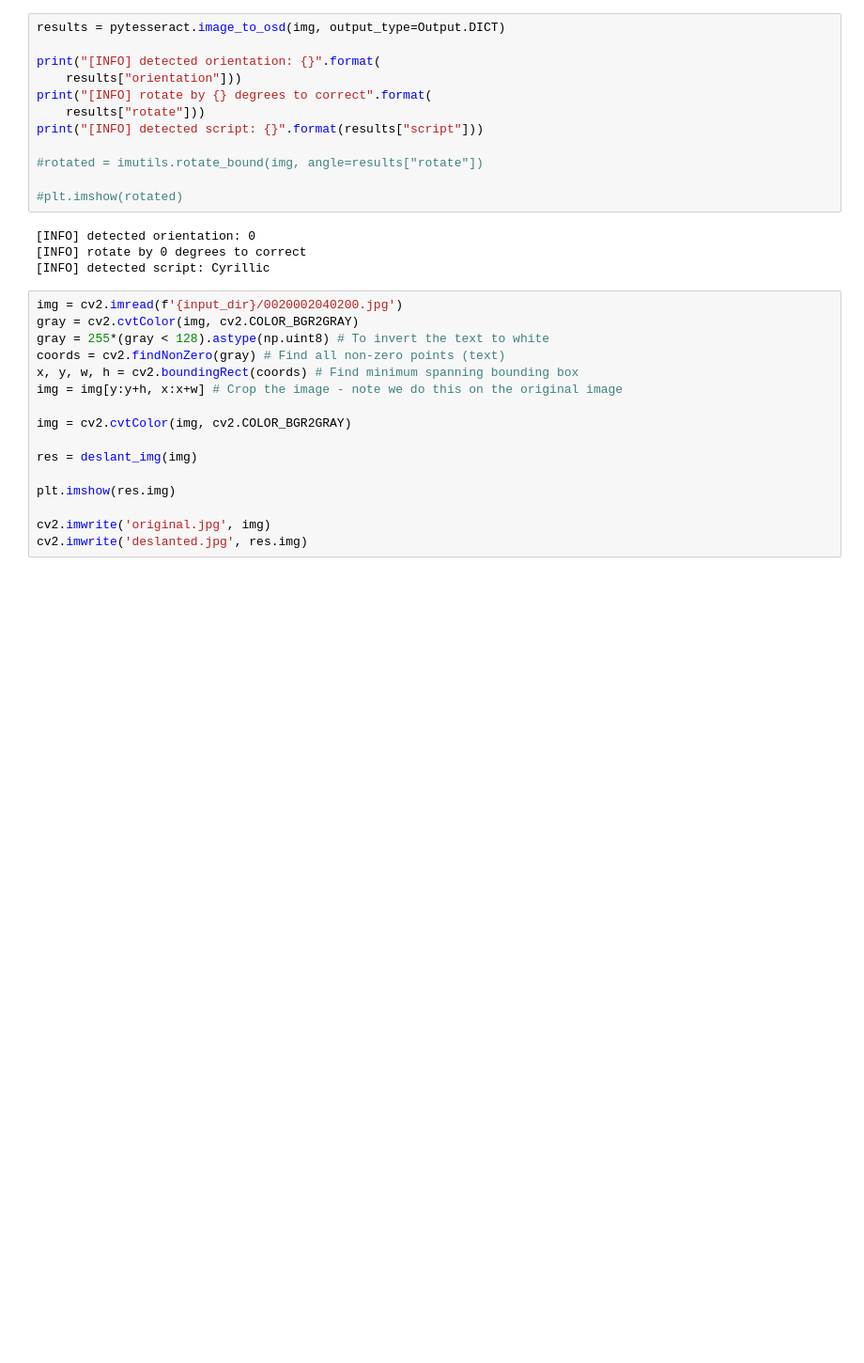
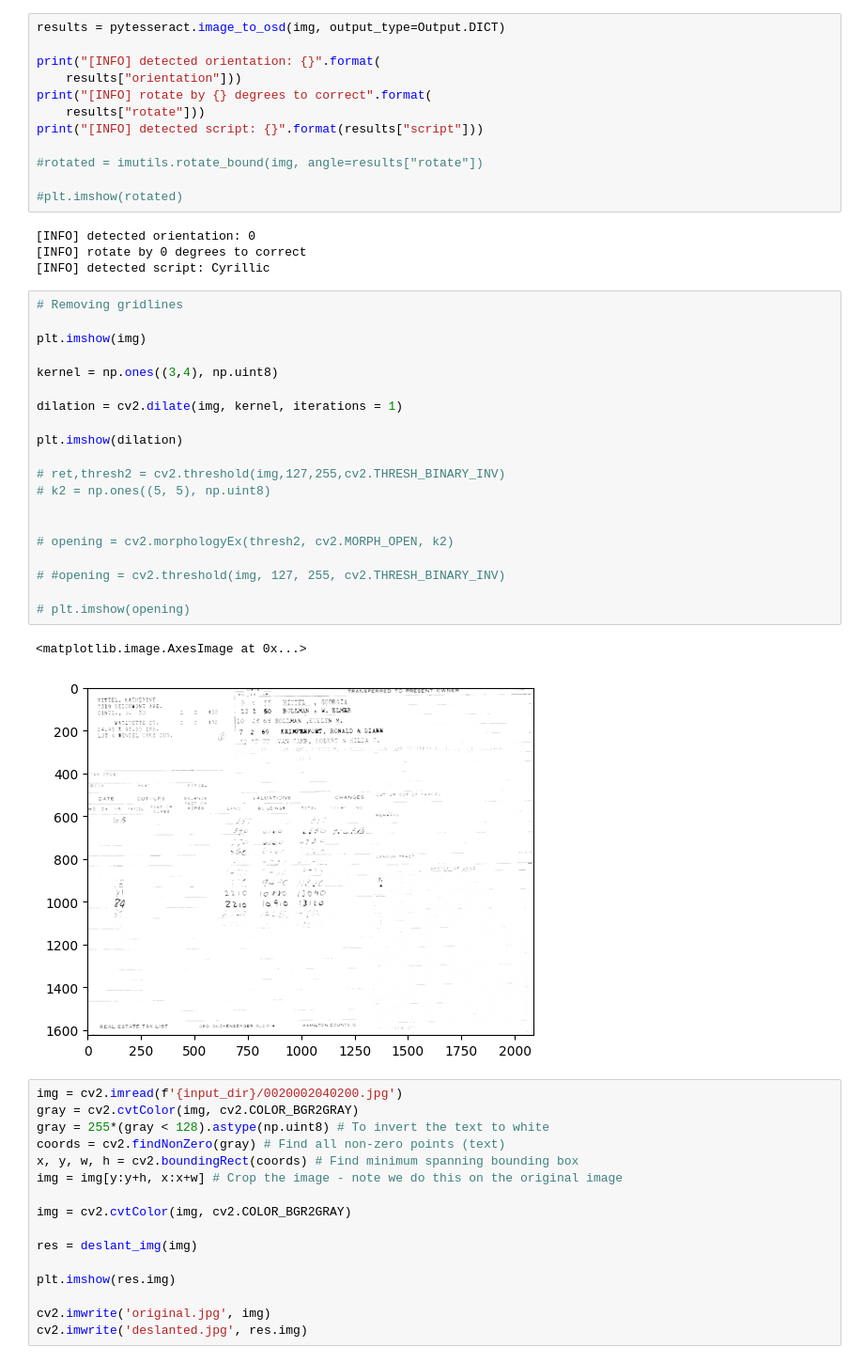
Before and after one commit to JunTaoLuo/ErukaExp, a Jupyter notebook: image_processing_experiments.ipynb, the cells around one changed output. Shown at 94% size. Drawn from its saved outputs; the diff is of its cells as text; blank space fills up the shorter version.

```diff
--- a/image_processing_experiments.ipynb
+++ b/image_processing_experiments.ipynb
@@ -53,6 +53,29 @@ print("[INFO] detected script: {}".format(results["script"]))
 [INFO] detected orientation: 0
 [INFO] rotate by 0 degrees to correct
 [INFO] detected script: Cyrillic
+# %%
+# Removing gridlines
+
+plt.imshow(img)
+
+kernel = np.ones((3,4), np.uint8)
+
+dilation = cv2.dilate(img, kernel, iterations = 1)
+
+plt.imshow(dilation)
+
+# ret,thresh2 = cv2.threshold(img,127,255,cv2.THRESH_BINARY_INV)
+# k2 = np.ones((5, 5), np.uint8)
+
+
+# opening = cv2.morphologyEx(thresh2, cv2.MORPH_OPEN, k2)
+
+# #opening = cv2.threshold(img, 127, 255, cv2.THRESH_BINARY_INV)
+
+# plt.imshow(opening)
+# %% [output]
+<matplotlib.image.AxesImage at 0x...>
+[figure, added]
 # %%
 img = cv2.imread(f'{input_dir}/0020002040200.jpg')
 gray = cv2.cvtColor(img, cv2.COLOR_BGR2GRAY)
```
Also changed, not shown: 6 other files.
